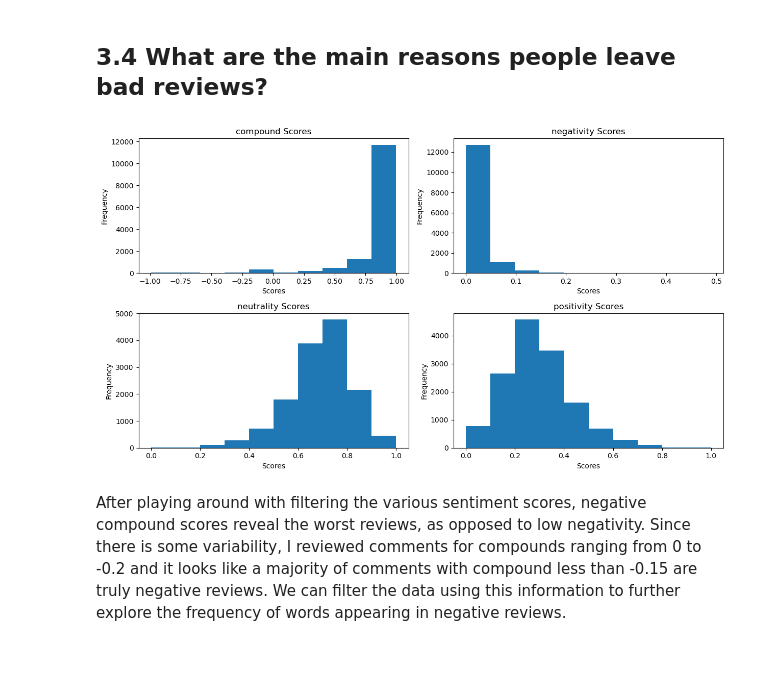
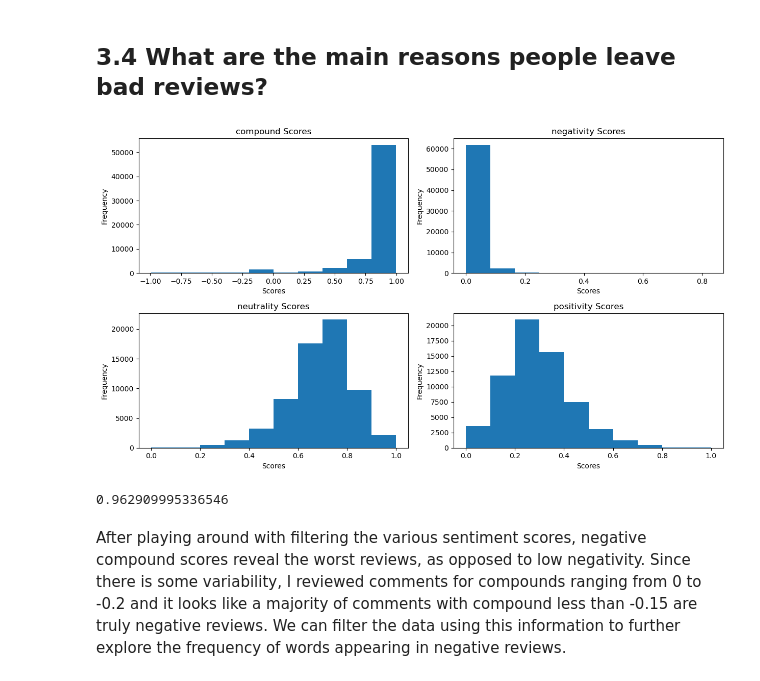
Before and after one commit to tristenwallace/boston_airbnb_CRISP-DM_analysis, a Jupyter notebook: src/models.ipynb, the cells around one changed output. Drawn from its saved outputs; the diff is of its cells as text; code cells hidden in the pictures.

```diff
--- a/src/models.ipynb
+++ b/src/models.ipynb
@@ -179,9 +179,14 @@ So, for Q2, it's better to skip the northwest areas when looking for places in B
 # %%
 # Store sentiment scores for each comment in dataframe
 # Using sample slice of df_reviews for speed performance
-df_scores = func.get_sentiment_scores(df_reviews[:15000], 'comments', plot=True)
+df_scores = func.get_sentiment_scores(df_reviews[:], 'comments', plot=True)
 # %% [output]
-[figure, old version]
+[figure, new version]
+# %%
+# Proportion of reviews with compound scores greater than 0
+df_scores.query('compound > 0').shape[0]/df_scores.shape[0]
+# %% [output]
+0.962909995336546
 # %% [markdown]
 After playing around with filtering the various sentiment scores, negative compound scores reveal the worst reviews, as opposed to low negativity. Since there is some variability, I reviewed comments for compounds ranging from 0 to -0.2 and it looks like a majority of comments with compound less than -0.15 are truly negative reviews. We can filter the data using this information to further explore the frequency of words appearing in negative reviews.
 # %%
```
Also changed, not shown: parts of 7 cells of this notebook, 1 other file.
